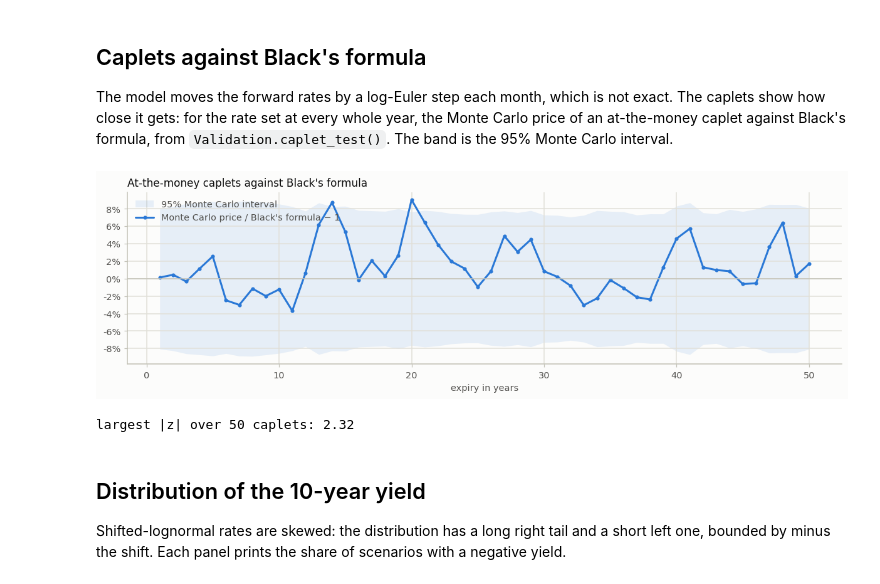
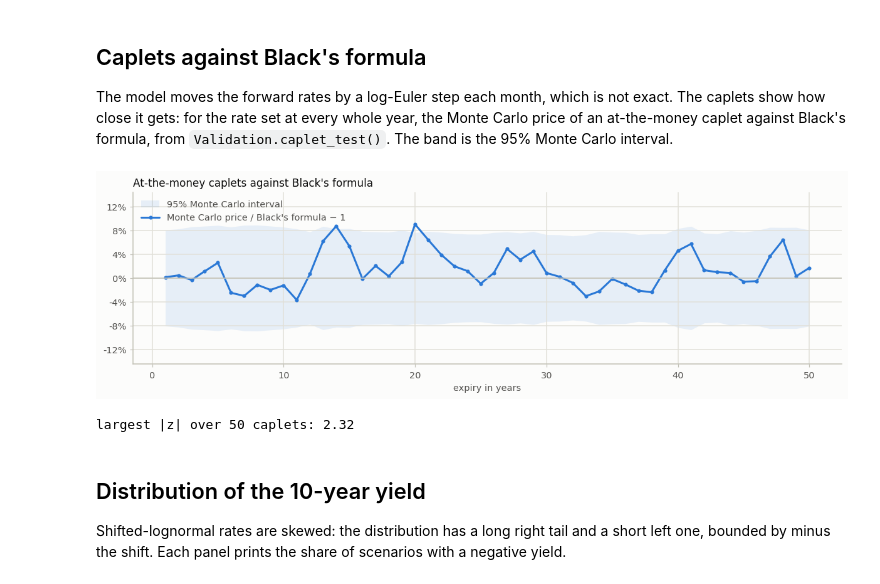
Before and after one commit to lifelib-dev/lifelib-economic, a Jupyter notebook: lifelib/libraries/economic/lmm-simulation.ipynb, the cells around one changed output. Drawn from its saved outputs; the diff is of its cells as text; code cells hidden in the pictures.

```diff
--- a/lifelib/libraries/economic/lmm-simulation.ipynb
+++ b/lifelib/libraries/economic/lmm-simulation.ipynb
@@ -279,24 +279,26 @@ The band is the 95% Monte Carlo interval.
 # %%
 caplets = validation.caplet_test()
 expiry = caplets.index.get_level_values("expiry")
 ratio = caplets["mc"] / caplets["theory"] - 1
 half_width = 1.96 * caplets["se"] / caplets["theory"]
 
 fig, ax = plt.subplots(figsize=(11, 3.4))
 ax.fill_between(expiry, -half_width, half_width, color=BLUE, alpha=WASH, linewidth=0,
                 label="95% Monte Carlo interval")
 ax.plot(expiry, ratio, color=BLUE, marker="o", markersize=3,
         label="Monte Carlo price / Black's formula − 1")
 ax.axhline(0, color=AXIS, linewidth=1)
+limit = 1.6 * max(half_width.max(), ratio.abs().max())    # room for the legend
+ax.set_ylim(-limit, limit)
 ax.set_title("At-the-money caplets against Black's formula")
 ax.set_xlabel("expiry in years")
-percent_axis(ax.yaxis, 0.02)
+percent_axis(ax.yaxis, 0.04)
 ax.legend(loc="upper left")
 fig.tight_layout()
 plt.show()
 print(f"largest |z| over {len(caplets)} caplets: {caplets['z'].abs().max():.2f}")
 # %% [output]
-[figure, old version]
+[figure, new version]
 largest |z| over 50 caplets: 2.32
 # %% [markdown]
 ## Distribution of the 10-year yield
```
Also changed, not shown: 13 other files.
